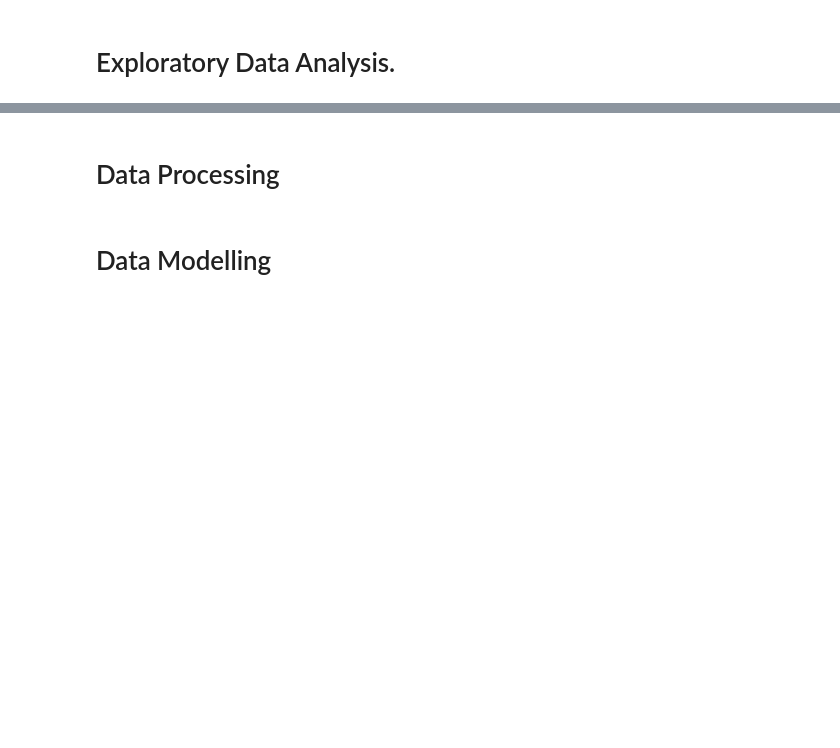
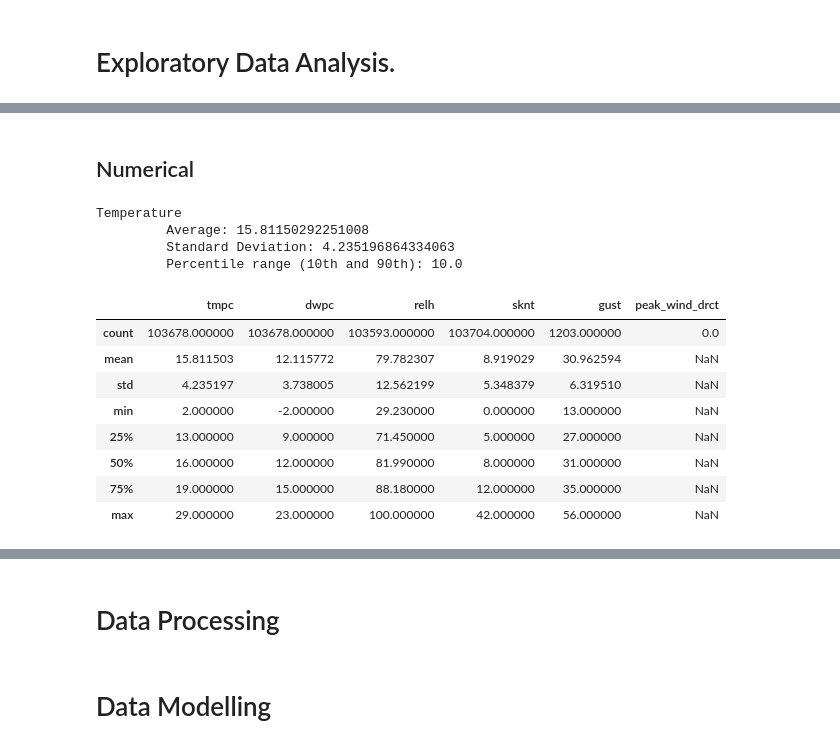
Before and after one commit to Benjamin-Mueggenburg/msa_2022_phase_2, a Jupyter notebook: weathermodel/submission.ipynb, the cells around one changed output, grey strips where cells are left out. Saved outputs shown, nothing was run; the diff lists cells and outputs as text; code cells hidden in the pictures; blank space fills up the shorter version.

```diff
--- a/weathermodel/submission.ipynb
+++ b/weathermodel/submission.ipynb
@@ -51,0 +25,33 @@ dataset.head() # Show the first five results.
+# %% [markdown]
+## Numerical
+# %%
+column = 'tmpc'
+#Average
+tmpc_avg = dataset[column].mean()
+#Standard Deviation
+tmpc_stddev = dataset[column].std()
+#Percentile range
+tmpc_percentiles = dataset[column].quantile([0.1,0.9])
+tmpc_percentile_range = abs(tmpc_percentiles[0.9] - tmpc_percentiles[0.1])
+
+print("Temperature")
+print(f"\t Average: {tmpc_avg}")
+print(f"\t Standard Deviation: {tmpc_stddev}")
+print(f"\t Percentile range (10th and 90th): {tmpc_percentile_range}")
+# %% [output]
+Temperature
+         Average: 15.81150292251008
+         Standard Deviation: 4.235196864334063
+         Percentile range (10th and 90th): 10.0
+# %%
+dataset.describe()
+# %% [output]
+|  | tmpc | dwpc | relh | sknt | gust | peak_wind_drct |
+| count | 103678.000000 | 103678.000000 | 103593.000000 | 103704.000000 | 1203.000000 | 0.0 |
+| mean | 15.811503 | 12.115772 | 79.782307 | 8.919029 | 30.962594 | NaN |
+| std | 4.235197 | 3.738005 | 12.562199 | 5.348379 | 6.319510 | NaN |
+| min | 2.000000 | -2.000000 | 29.230000 | 0.000000 | 13.000000 | NaN |
+| 25% | 13.000000 | 9.000000 | 71.450000 | 5.000000 | 27.000000 | NaN |
+| 50% | 16.000000 | 12.000000 | 81.990000 | 8.000000 | 31.000000 | NaN |
+| 75% | 19.000000 | 15.000000 | 88.180000 | 12.000000 | 35.000000 | NaN |
+| max | 29.000000 | 23.000000 | 100.000000 | 42.000000 | 56.000000 | NaN |
```
Also changed, not shown: parts of 13 cells of this notebook.
